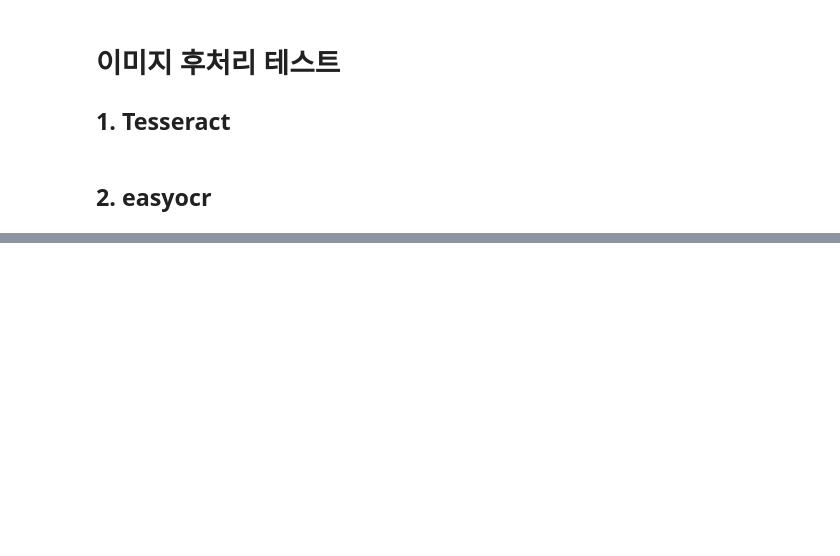
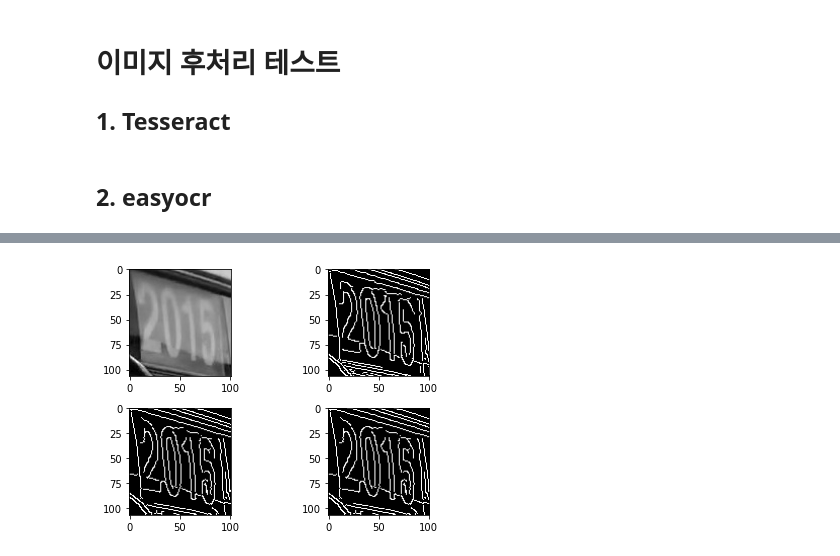
Before and after one commit to Eyes-On/AI, a Jupyter notebook: OCR/Image filter test.ipynb, the cells around one changed output, grey strips where cells are left out. Saved outputs shown, nothing was run; the diff lists cells and outputs as text; code cells hidden in the pictures; blank space fills up the shorter version.

```diff
--- a/OCR/Image filter test.ipynb
+++ b/OCR/Image filter test.ipynb
@@ -216,0 +261,29 @@ sum(result_list)/len(result_list)
+# %%
+gray = cv2.cvtColor(img, cv2.COLOR_BGR2GRAY)
+blurred = cv2.GaussianBlur(gray, (5, 5), 0)
+
+fig = plt.figure()
+sub1 = fig.add_subplot(2,2,1)
+sub2 = fig.add_subplot(2,2,2)
+sub3 = fig.add_subplot(2,2,3)
+sub4 = fig.add_subplot(2,2,4)
+
+
+sub1.imshow(gray, cmap='gray')
+
+blurred1 = cv2.GaussianBlur(gray, (1, 1), 0)
+edged1 = cv2.Canny(blurred1, 700, 350, apertureSize = 5, L2gradient = True)
+sub2.imshow(edged1, cmap='gray')
+
+blurred2 = cv2.GaussianBlur(gray, (3, 3), 0)
+edged2 = cv2.Canny(blurred, 10, 50, 255)
+sub3.imshow(edged2, cmap='gray')
+
+blurred3 = cv2.GaussianBlur(gray, (5, 5), 0)
+edged3 = cv2.Canny(blurred, 10, 50, 255)
+sub4.imshow(edged3, cmap='gray')
+
+plt.tight_layout()
+plt.show()
+# %% [output]
+[figure, added]
```
Also changed, not shown: parts of 14 cells of this notebook.
